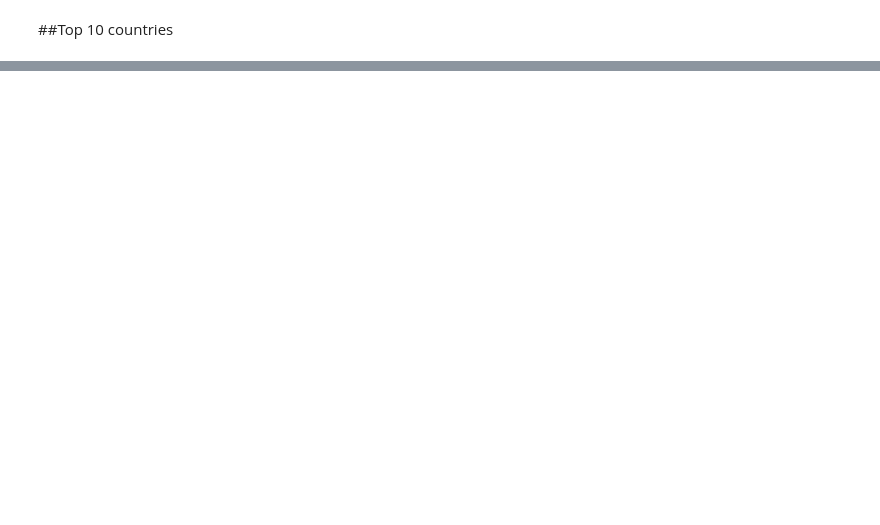
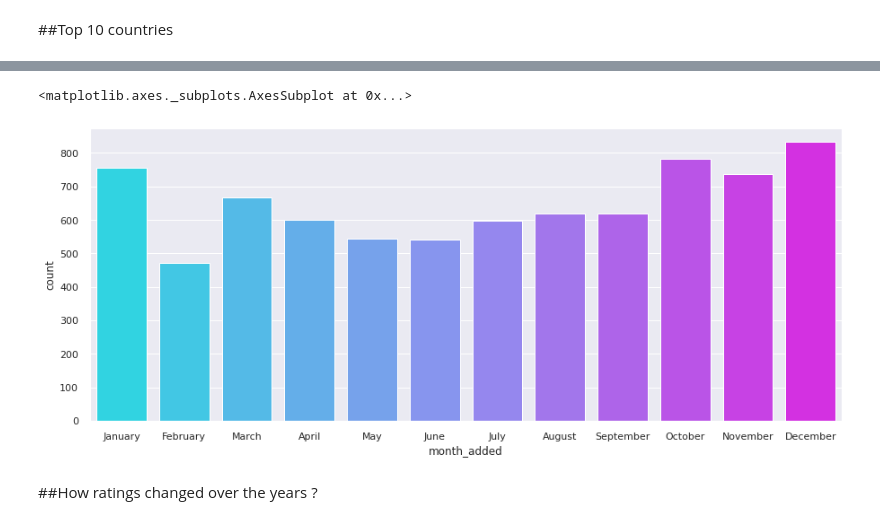
Before and after one commit to Aashishc-prog/NETFLIX_Recommender_system, a Jupyter notebook: Capstone_Netflix_Recommender_system.ipynb, the cells around one changed output, grey strips where cells are left out. Saved outputs shown, nothing was run; the diff lists cells and outputs as text; code cells hidden in the pictures; blank space fills up the shorter version.

```diff
--- a/Capstone_Netflix_Recommender_system.ipynb
+++ b/Capstone_Netflix_Recommender_system.ipynb
@@ -284,0 +287,2 @@ plt.xticks(rotation = 90)
+# %%
+df2 = pd.DataFrame(df['date_added']).dropna().reset_index(drop=True)
@@ -284,0 +298,4 @@ plt.xticks(rotation = 90)
+# %%
+df2['month_added'] = df['date_added'].apply(lambda x: str(x).split()[0])
+# %%
+df2=df2.dropna()
@@ -284,0 +311,11 @@ plt.xticks(rotation = 90)
+# %%
+new_order = ['January', 'February', 'March', 'April', 'May', 'June', 'July', 'August', 'September', 'October', 'November', 'December']
+
+
+sns.set(rc={'figure.figsize':(15,6)})
+sns.countplot(x='month_added',data=df2,order=new_order,palette='cool')
+# %% [output]
+<matplotlib.axes._subplots.AxesSubplot at 0x...>
+[figure, added]
+# %% [markdown]
+##How ratings changed over the years ?
```
Also changed, not shown: parts of 19 cells of this notebook.
